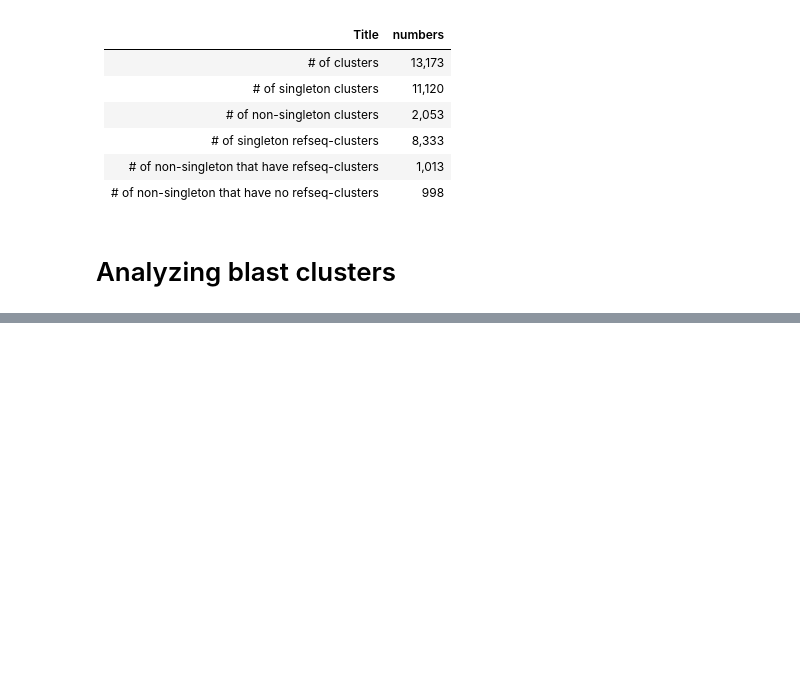
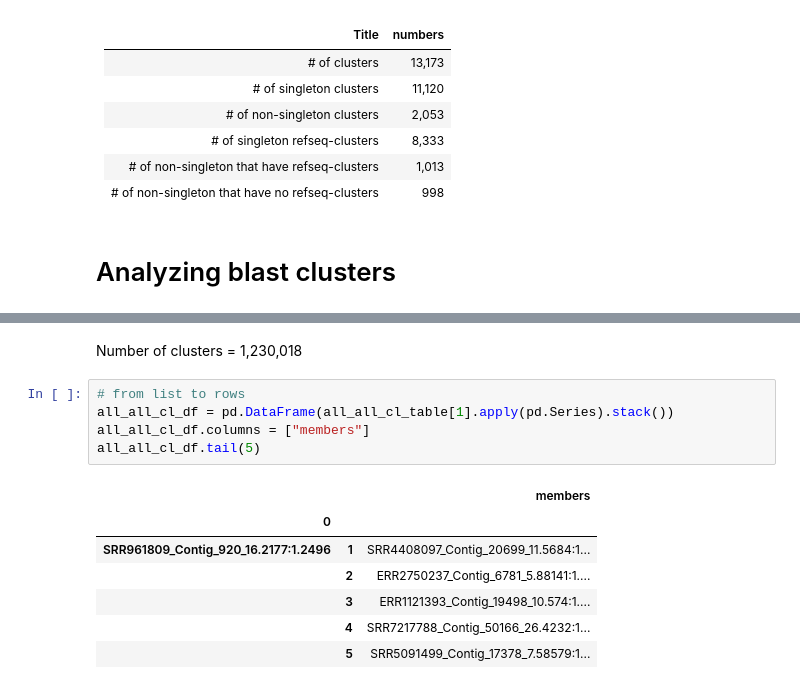
Before and after one commit to NCBI-Hackathons/VirusDiscoveryProject, a Jupyter notebook: Phylo/cluster_analyses.ipynb, the cells around one changed output, grey strips where cells are left out. Cells and saved outputs as stored; diff of their text form; blank space fills up the shorter version.

```diff
--- a/Phylo/cluster_analyses.ipynb
+++ b/Phylo/cluster_analyses.ipynb
@@ -256,0 +333,15 @@ len(set(nonNC_genom_nosing))
+# %% [markdown]
+Number of clusters = 1,230,018
+# %%
+# from list to rows
+all_all_cl_df = pd.DataFrame(all_all_cl_table[1].apply(pd.Series).stack())
+all_all_cl_df.columns = ["members"]
+all_all_cl_df.tail(5)
+# %% [output]
+|  |  | members |
+| 0 |  |  |
+| SRR961809_Contig_920_16.2177:1.2496 | 1 | SRR4408097_Contig_20699_11.5684:1... |
+|  | 2 | ERR2750237_Contig_6781_5.88141:1.... |
+|  | 3 | ERR1121393_Contig_19498_10.574:1.... |
+|  | 4 | SRR7217788_Contig_50166_26.4232:1... |
+|  | 5 | SRR5091499_Contig_17378_7.58579:1... |
```
Also changed, not shown: parts of 15 cells of this notebook, 1 other file.
